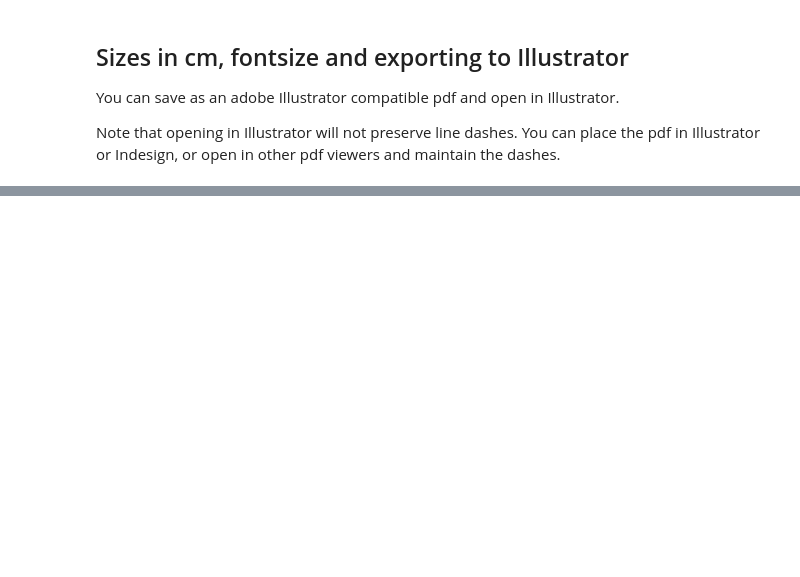
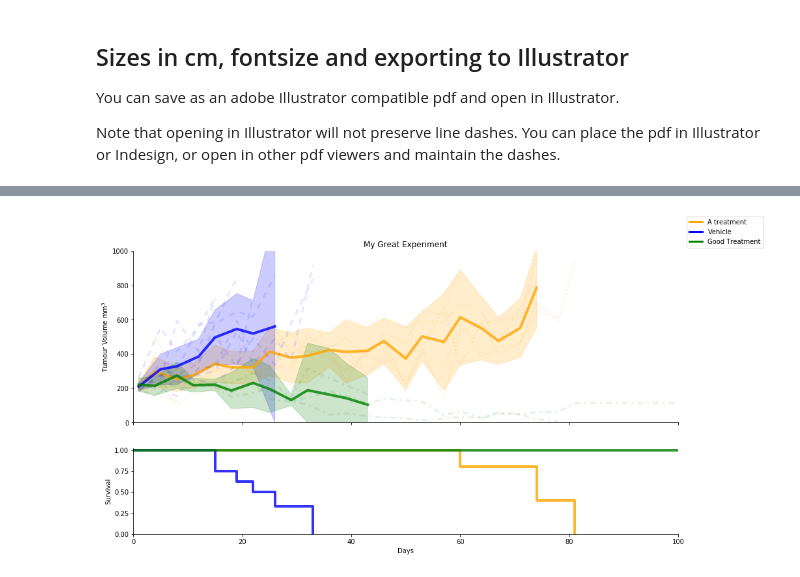
Before and after one commit to genomematt/survivalvolume, a Jupyter notebook: user_guide.ipynb, the cells around one changed output, grey strips where cells are left out. Saved outputs shown, nothing was run; the diff lists cells and outputs as text; code cells hidden in the pictures; blank space fills up the shorter version.

```diff
--- a/user_guide.ipynb
+++ b/user_guide.ipynb
@@ -704,0 +709,28 @@ dual.save_pdf('sized6perpage.ai', legend=False)
+# %%
+dual = VolumeSurvivalPlot(figsize=(15,8))
+
+dual.km_show_censors = False
+dual.km_ci_show = False
+
+dual.add_mean('A treatment',test_data['other_treatment'],color='orange')
+dual.add_individuals('A treatment',test_data['other_treatment'],color='orange', dashes = [1,1])
+dual.add_interval('A treatment',test_data['other_treatment'],color='orange')
+
+dual.add_mean('Vehicle',test_data['vehicle'],color='blue')
+dual.add_individuals('Vehicle',test_data['vehicle'],color='blue', dashes = [3,3])
+dual.add_interval('Vehicle',test_data['vehicle'],color='blue')
+
+dual.add_mean('Good Treatment',test_data['good_treatment'],color='green')
+dual.add_individuals('Good Treatment',test_data['good_treatment'],color='green', dashes = [1,2,3,2])
+dual.add_interval('Good Treatment',test_data['good_treatment'],color='green')
+
+dual.title = 'My Great Experiment'
+dual.xlim = [0,100]
+
+#set the legend location to 1.01 plot widths right, and 1.0 up from the bottom left of the plot.
+dual.add_legend(loc='lower left',bbox_to_anchor=(1.01,1.0))
+
+
+dual.display(legend='custom', hide_volume_labels = False, use_mpld3=False)
+# %% [output]
+[figure, added]
```
Also changed, not shown: parts of 13 cells of this notebook.
